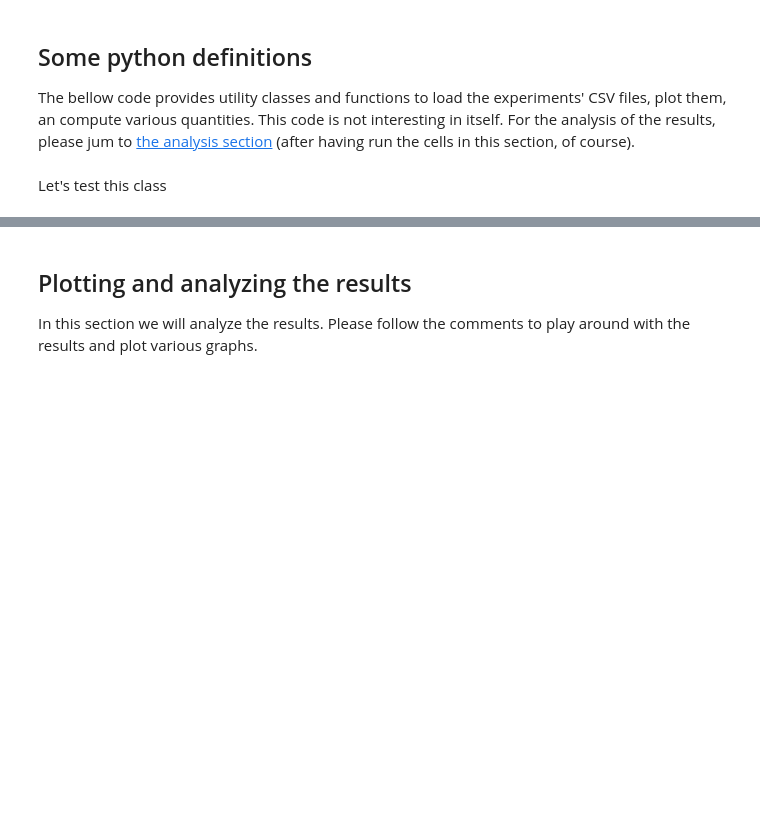
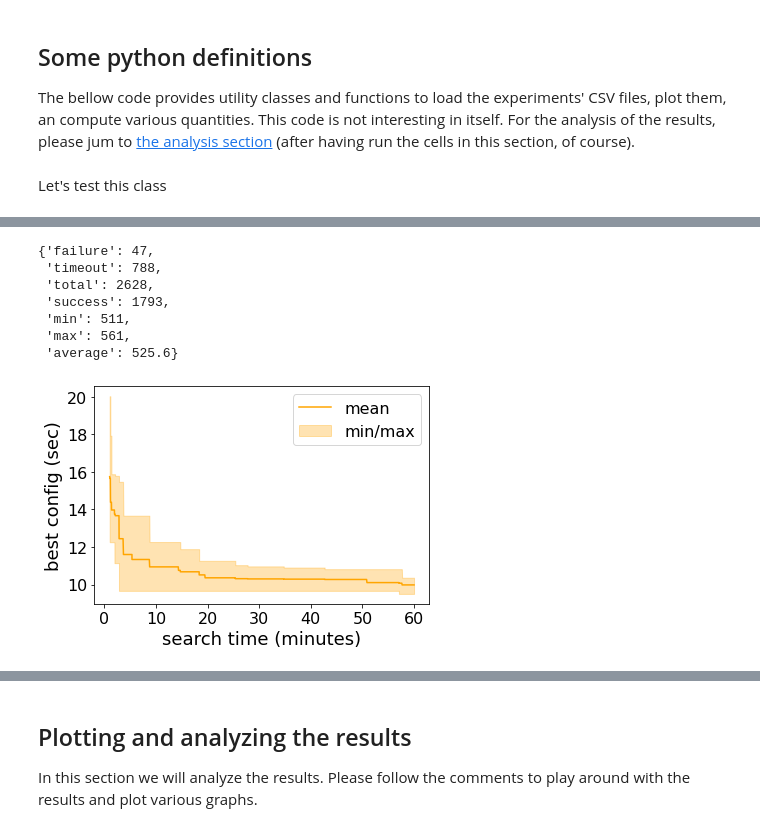
Before and after one commit to hepnos/HEPnOS-Autotuning-analysis, a Jupyter notebook: Theta-results-analysis.ipynb, the cells around one changed output, grey strips where cells are left out. Saved outputs shown, nothing was run; the diff lists cells and outputs as text; code cells hidden in the pictures; blank space fills up the shorter version.

```diff
--- a/Theta-results-analysis.ipynb
+++ b/Theta-results-analysis.ipynb
@@ -69,7 +87,7 @@ import matplotlib.pyplot as plt
 class Job:
 
     def __init__(self, model: str, scale: int, enable_pep: bool, more_params: bool, iteration: int, tl=False):
-        assert model in ['DUMMY', 'RF', 'GP']
+        assert model in ['RAND', 'RF', 'GP']
         assert scale in [4, 8, 16]
         assert iteration in [1, 2, 3, 4, 5]
         if more_params:
@@ -415,9 +440,18 @@ class Exp:
         }
 # %%
 # Let's test this class
-exp = Exp('DUMMY', 4, False, False)
+exp = Exp('RAND', 4, False, False)
 exp.plot_progress(color='orange')
 exp.count_instances()
+# %% [output]
+{'failure': 47,
+ 'timeout': 788,
+ 'total': 2628,
+ 'success': 1793,
+ 'min': 511,
+ 'max': 561,
+ 'average': 525.6}
+[figure, added]
 # %%
 # Let's test plottingt two experiments
 exp1 = Exp('RF', 4, True, True)
```
Also changed, not shown: parts of 15 cells of this notebook, 25 other files.
